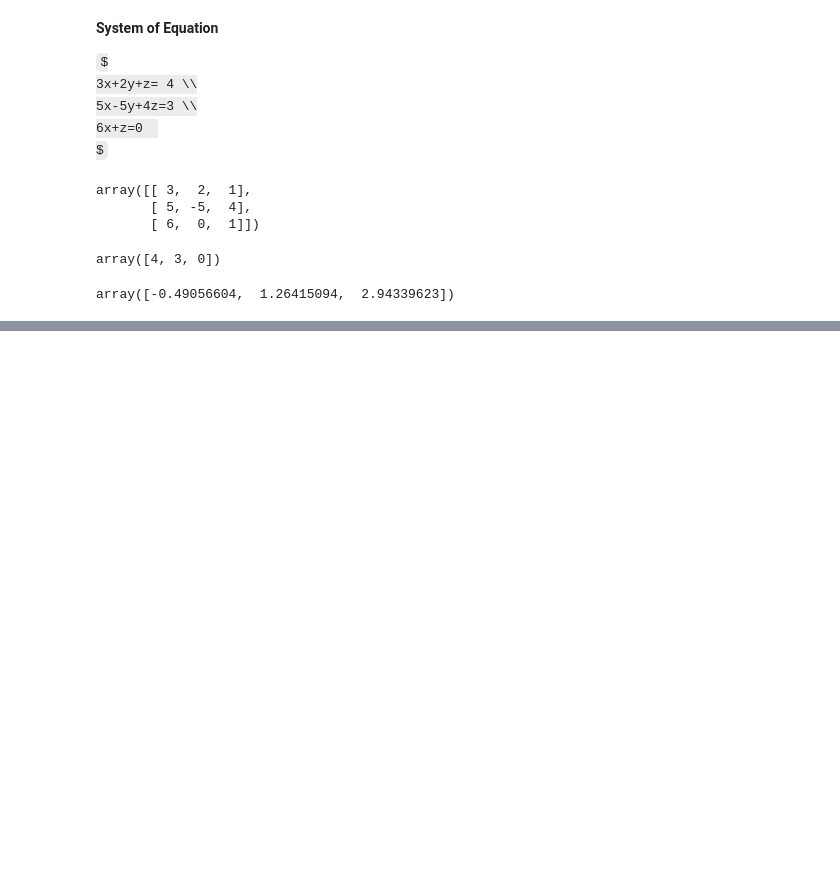
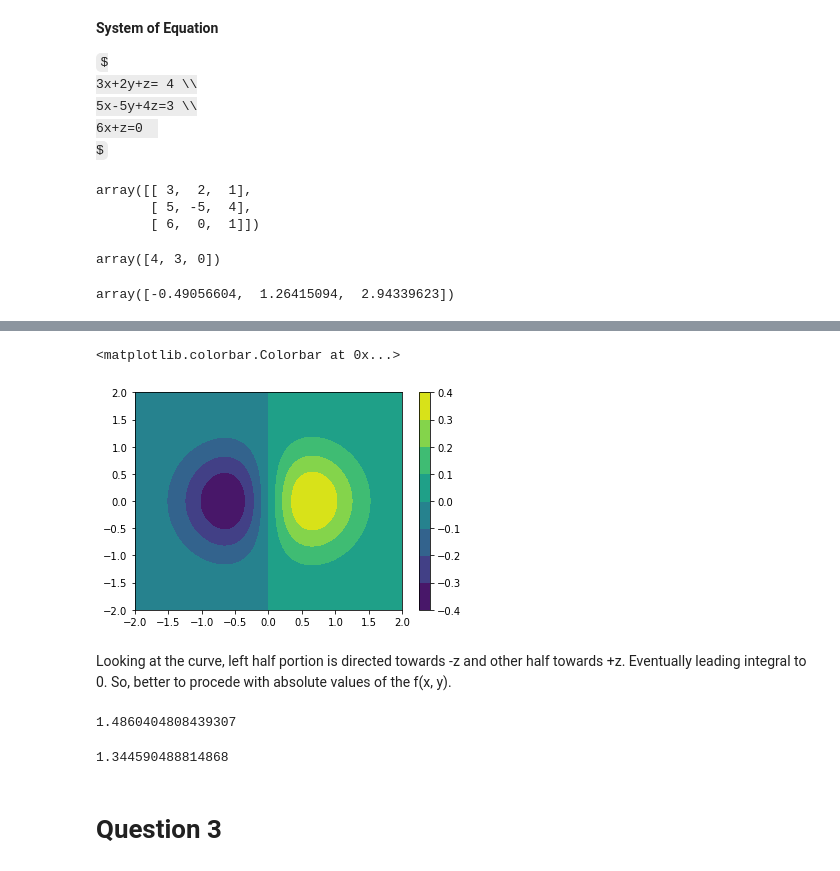
Before and after one commit to sbhusal123/scientific-programming, a Jupyter notebook: Numpy_Multidimension.ipynb, the cells around one changed output, grey strips where cells are left out. Cells and saved outputs as stored; diff of their text form; code cells hidden in the pictures; some formulas as TeX source; blank space fills up the shorter version.

Commit message:
Updated complex matrix: graphs.

```diff
--- a/Numpy_Multidimension.ipynb
+++ b/Numpy_Multidimension.ipynb
@@ -213,0 +266,3 @@ plt.colorbar()
+# %%
+x = np.array([[1,2], [3, 4]])
+x.swapaxes(1, 0)
@@ -213,0 +276,17 @@ plt.colorbar()
+# %%
+def f(x, y):
+  return x + y
+
+# x and y limimts
+x = np.array([1, 2, 3])
+y = np.array([1, 2, 3])
+
+# points on 2d co-ordinates system
+xv, yv = np.meshgrid(x, y)
+
+# points on z axes
+zv = f(xv, yv)
+
+# points on 3d co-ordinates system: [x, y, f(x,y)=x+y]
+three_d_poits = np.swapaxes(np.array([xv, yv, zv]), 0, -1)
+three_d_poits
@@ -375,0 +606,33 @@ A_eig
+# %%
+# 1
+def f(x, y):
+  y = np.exp(-(x**2 + y**2)) * np.sin(x)
+  return y
+
+
+x = np.linspace(-2, 2, 5000)
+y = np.linspace(-2, 2, 5000)
+
+xx, yy = np.meshgrid(x, y)
+
+zz = f(xx, yy)
+
+plt.contourf(xx, yy, zz, labels=30)
+plt.colorbar()
+# %% [output]
+<matplotlib.colorbar.Colorbar at 0x...>
+[figure, added]
+# %% [markdown]
+Looking at the curve, left half portion is directed towards -z and other half towards +z. Eventually leading integral to 0. So, better to procede with absolute values of the f(x, y).
+# %%
+# 2
+# sum(absolute val of z) * finite_diference_x * finite_difference_y
+np.sum(np.abs(zz.ravel())) * np.diff(x)[0] * np.diff(y)[0]
+# %% [output]
+1.4860404808439307
+# %%
+# 3
+zz_sub = zz[xx **2+yy**2>0.25]
+np.sum(np.abs(zz_sub.ravel())) * np.diff(x)[0] * np.diff(y)[0]
+# %% [output]
+1.344590488814868
@@ -375,0 +643,2 @@ A_eig
+# %% [markdown]
+# Question 3
```
Also changed, not shown: parts of 42 cells of this notebook.
